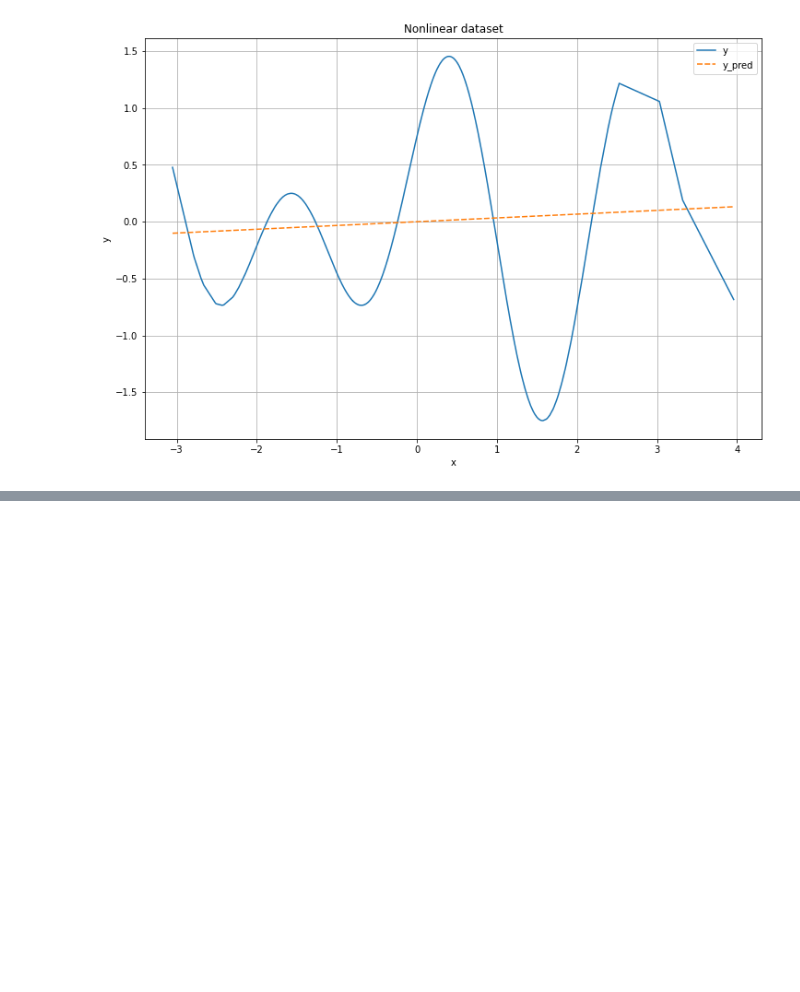
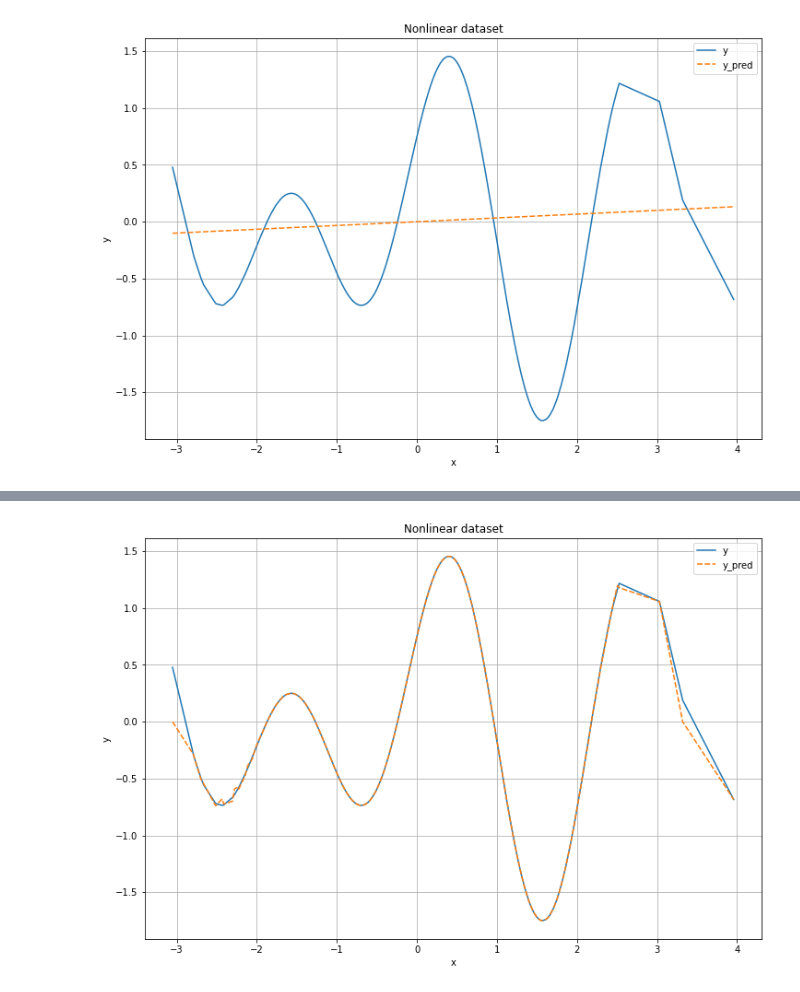
Before and after one commit to sonmikrafft-uni-MLCMS/ex5, a Jupyter notebook: task_1.ipynb, the cells around one changed output, grey strips where cells are left out. Drawn from its saved outputs; the diff is of its cells as text; code cells hidden in the pictures; blank space fills up the shorter version.

```diff
--- a/task_1.ipynb
+++ b/task_1.ipynb
@@ -110,6 +110,8 @@ _ = plot_pandas_dataset(df_nonlinear_augmented, "x", "y", "Nonlinear dataset", a
 # %% [output]
 [figure]
 # %%
-lr = RBFRegression(lamb=1e-5, eps=2, L=10)
+lr = RBFRegression(lamb=1e-5, eps=0.1, L=1000)
 y_pred = lr.fit_transform(df_nonlinear.x.values.reshape(-1, 1), df_nonlinear.y.values)
+df_nonlinear_augmented = augment_with_prediction(df_nonlinear, y_pred)
+df_nonlinear_augmented
 # %% [output]
@@ -117,0 +132,4 @@ ValueError: matmul: Input operand 1 has a mismatch in its core dimension 0, with
+# %%
+_ = plot_pandas_dataset(df_nonlinear_augmented, "x", "y", "Nonlinear dataset", ax=None)
+# %% [output]
+[figure, added]
```
Also changed, not shown: parts of 2 cells of this notebook, 1 other file.
